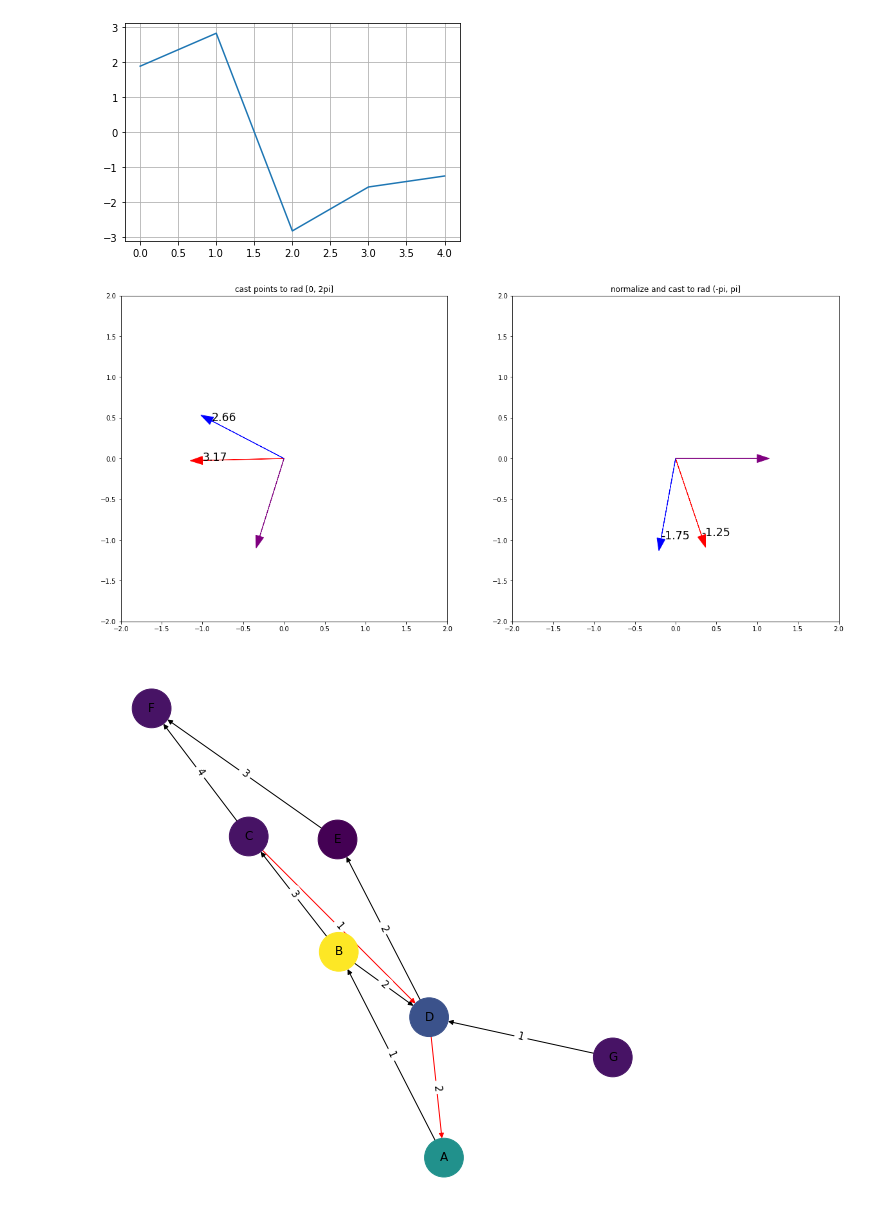
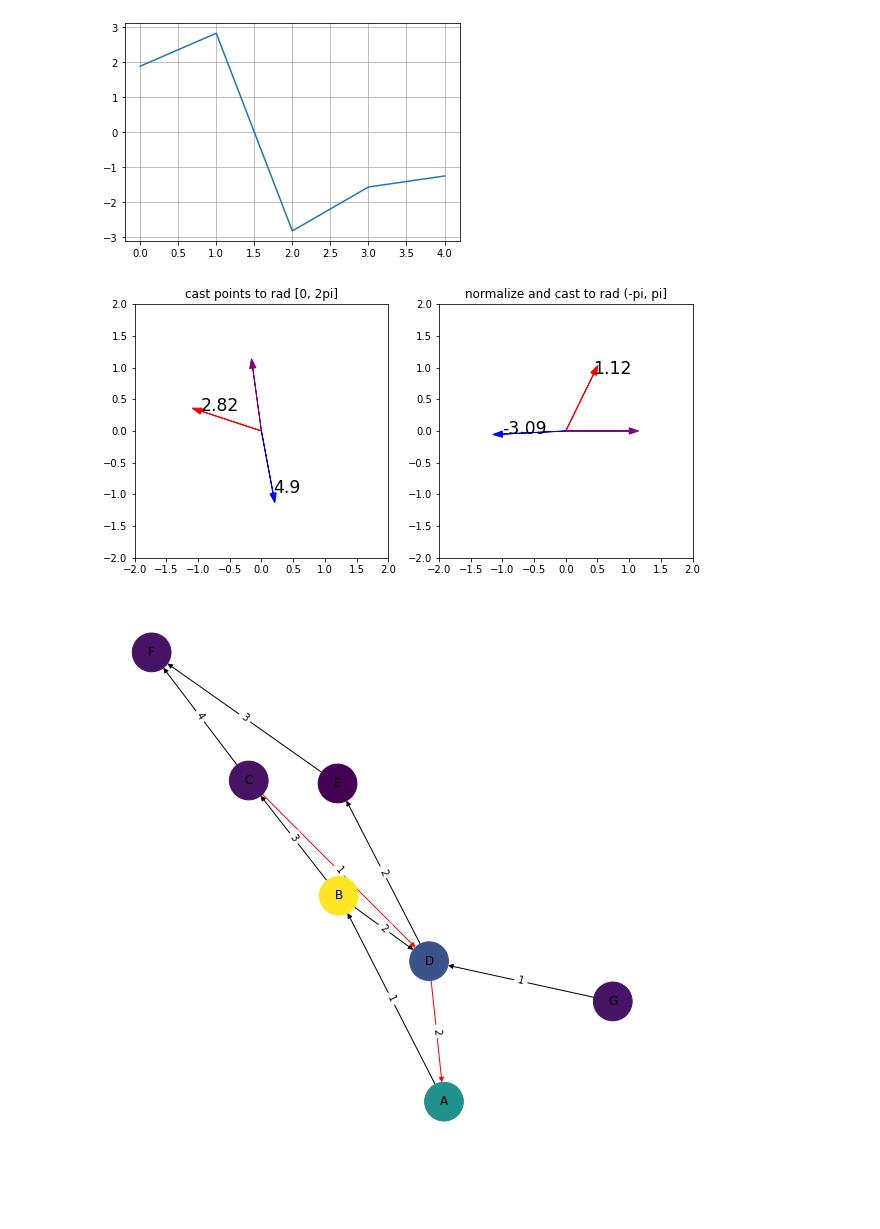
Before and after one commit to fireofearth/document, a Jupyter notebook: python/doc.composite.ipynb, the cells around one changed output. Cells and saved outputs as stored; diff of their text form; code cells hidden in the pictures; blank space fills up the shorter version.

```diff
--- a/python/doc.composite.ipynb
+++ b/python/doc.composite.ipynb
@@ -126,9 +201,9 @@ def warp_radians_0_to_2pi(phases):
 rng = np.random.default_rng()
 psi_1, psi_2, psi_3 = rng.uniform(low=-4*np.pi, high=4*np.pi, size=3)
 
-psi_3 = psi_3 % (2*np.pi)
+# psi_3 = psi_3 % (2*np.pi)
 
-fig = plt.figure(figsize=(20, 15))
+fig = plt.figure(figsize=(10, 7))
 ax = fig.add_subplot(121)
 
 x_1, y_1 = math.cos(psi_1), math.sin(psi_1)
@@ -140,34 +215,34 @@ ax.arrow(0,0, x_3, y_3, color="purple", head_width=0.1)
 ax.set_title("cast points to rad [0, 2pi]")
 
 theta_1 = warp_radians_0_to_2pi(math.atan2(y_1, x_1))
 theta_2 = warp_radians_0_to_2pi(math.atan2(y_2, x_2))
 
 ax.text(x_1, y_1, np.round(theta_1, 2), size="xx-large")
 ax.text(x_2, y_2, np.round(theta_2, 2), size="xx-large")
 
 ax = fig.add_subplot(122)
 
 ptheta_1 = theta_1 - psi_3
 ptheta_2 = theta_2 - psi_3
 ptheta_1 = warp_radians_neg_pi_to_pi(ptheta_1)
 ptheta_2 = warp_radians_neg_pi_to_pi(ptheta_2)
 
 x_1, y_1 = math.cos(ptheta_1), math.sin(ptheta_1)
 x_2, y_2 = math.cos(ptheta_2), math.sin(ptheta_2)
 ax.arrow(0,0, x_1, y_1, color="r", head_width=0.1)
 ax.arrow(0,0, x_2, y_2, color="b", head_width=0.1)
 ax.arrow(0,0, 1, 0, color="purple", head_width=0.1)
 ax.set_title("normalize and cast to rad (-pi, pi]")
 
 ax.text(x_1, y_1, np.round(ptheta_1, 2), size="xx-large")
 ax.text(x_2, y_2, np.round(ptheta_2, 2), size="xx-large")
 
 for ax in fig.axes:
     ax.set_xlim([-2, 2])
     ax.set_ylim([-2, 2])
     ax.set_aspect("equal")
 # %% [output]
-[figure, old version]
+[figure, new version]
 # %%
 # Plot graph
 # Based on:
```
Also changed, not shown: parts of 3 cells of this notebook, 5 other files.
